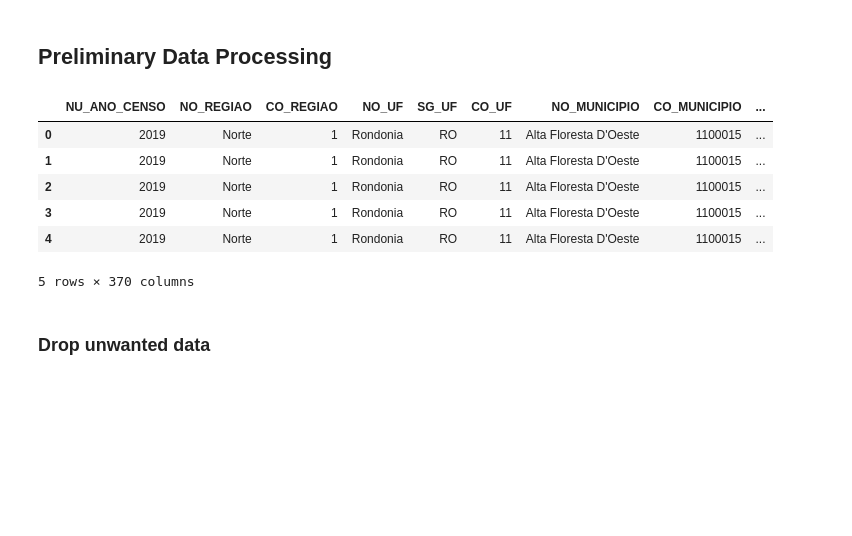
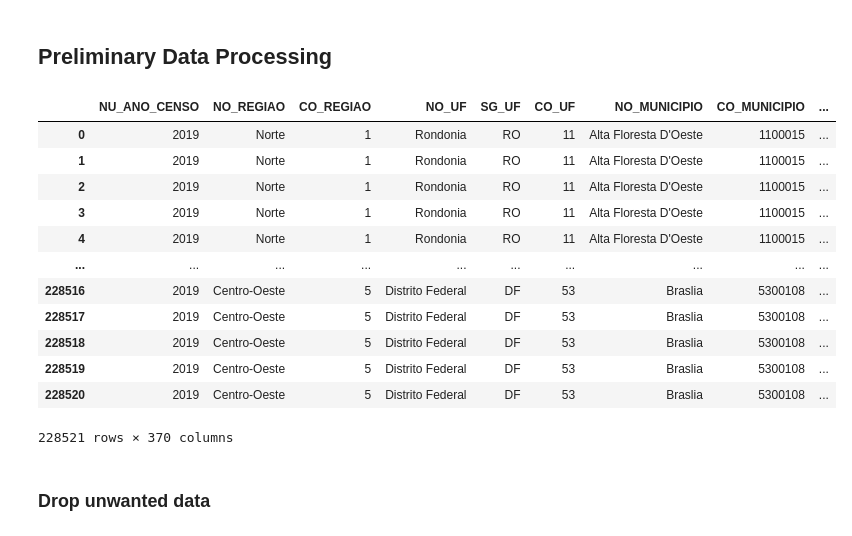
Before and after one commit to ceschini/inep-structure-vs-grades, a Jupyter notebook: inep-preprocess.ipynb, the cells around one changed output. Saved outputs shown, nothing was run; the diff lists cells and outputs as text; code cells hidden in the pictures; blank space fills up the shorter version.

```diff
--- a/inep-preprocess.ipynb
+++ b/inep-preprocess.ipynb
@@ -20,15 +20,21 @@ import seaborn as sns
 # %%
 df = pd.read_csv('data/censo_escolar_2019.csv', sep=';', dtype={'CO_ORGAO_REGIONAL': str})
 # %%
-df.head()
+df
 # %% [output]
 |  | NU_ANO_CENSO | NO_REGIAO | CO_REGIAO | NO_UF | SG_UF | CO_UF | NO_MUNICIPIO | CO_MUNICIPIO | ... |
 | 0 | 2019 | Norte | 1 | Rondonia | RO | 11 | Alta Floresta D'Oeste | 1100015 | ... |
 | 1 | 2019 | Norte | 1 | Rondonia | RO | 11 | Alta Floresta D'Oeste | 1100015 | ... |
 | 2 | 2019 | Norte | 1 | Rondonia | RO | 11 | Alta Floresta D'Oeste | 1100015 | ... |
 | 3 | 2019 | Norte | 1 | Rondonia | RO | 11 | Alta Floresta D'Oeste | 1100015 | ... |
 | 4 | 2019 | Norte | 1 | Rondonia | RO | 11 | Alta Floresta D'Oeste | 1100015 | ... |
+| ... | ... | ... | ... | ... | ... | ... | ... | ... | ... |
+| 228516 | 2019 | Centro-Oeste | 5 | Distrito Federal | DF | 53 | Braslia | 5300108 | ... |
+| 228517 | 2019 | Centro-Oeste | 5 | Distrito Federal | DF | 53 | Braslia | 5300108 | ... |
+| 228518 | 2019 | Centro-Oeste | 5 | Distrito Federal | DF | 53 | Braslia | 5300108 | ... |
+| 228519 | 2019 | Centro-Oeste | 5 | Distrito Federal | DF | 53 | Braslia | 5300108 | ... |
+| 228520 | 2019 | Centro-Oeste | 5 | Distrito Federal | DF | 53 | Braslia | 5300108 | ... |
-5 rows × 370 columns
+228521 rows × 370 columns
 # %% [markdown]
 ### Drop unwanted data
 # %% [markdown]
```
Also changed, not shown: parts of 18 cells of this notebook, 14 other files.
